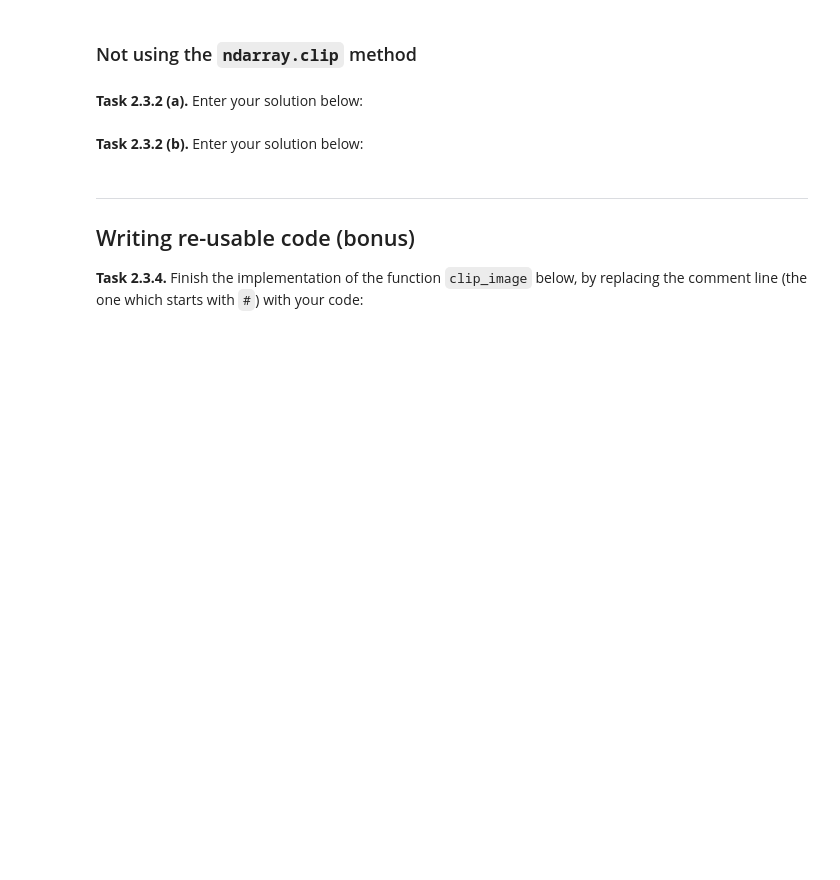
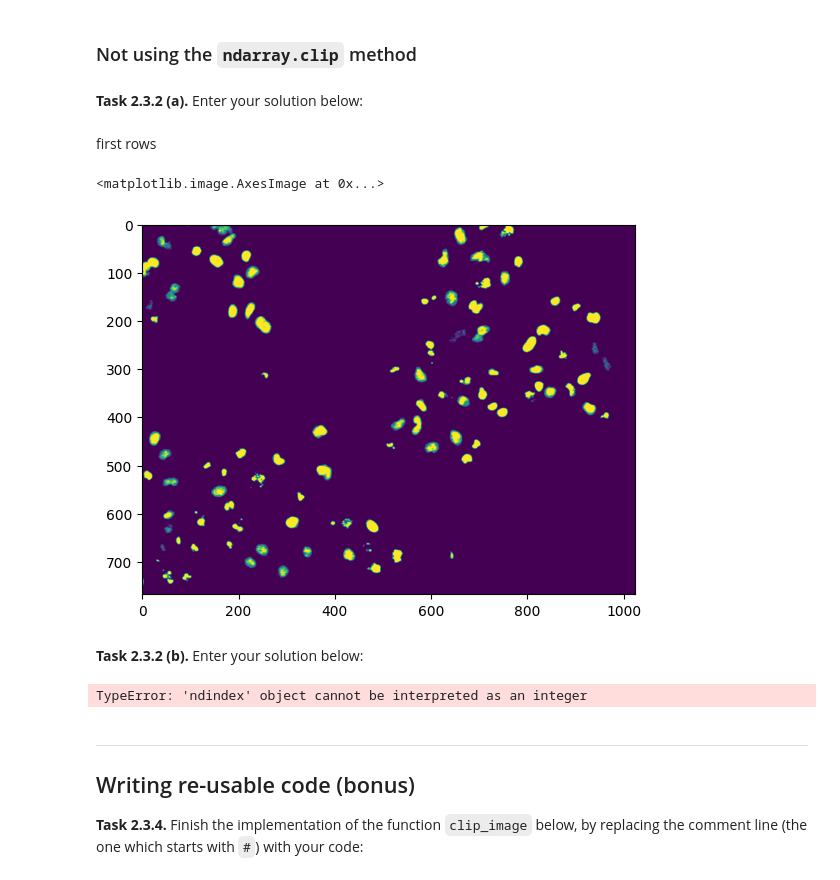
Before and after one commit to helenmen/mobi-fs3-python, a Jupyter notebook: task2.ipynb, the cells around one changed output. Saved outputs shown, nothing was run; the diff lists cells and outputs as text; code cells hidden in the pictures; blank space fills up the shorter version.

```diff
--- a/task2.ipynb
+++ b/task2.ipynb
@@ -40,5 +58,34 @@ T2 = 0.59
 ### Not using the `ndarray.clip` method
 # %% [markdown]
 **<a id="#">Task 2.3.2 (a).</a>** Enter your solution below:
+# %% [markdown]
+first rows
+# %%
+rows=imog.shape[0]
+columns=imog.shape[1]
+
+for i in range(0,imog.shape[0]):
+    for j in range(0,imog.shape[1]):
+         if imog[i,j]<T1:
+            imog[i,j]=T1
+         if imog[i,j]>T2:
+            imog[i,j]=T2
+
+
+plt.imshow(imog)
+# %% [output]
+<matplotlib.image.AxesImage at 0x...>
+[figure, added]
 # %% [markdown]
 **<a id="#">Task 2.3.2 (b).</a>** Enter your solution below:
+# %%
+img2=img.copy()
+numpy.ndindex(img2.shape[0],img2.shape[1])
+
+for i in range(numpy.ndindex(img2.shape[0],img2.shape[1])):
+    if img2[i]< T1:
+        img2[i]= T1
+    if img2[i] > T2:
+        img2[i]= T2
+# %% [output]
+TypeError: 'ndindex' object cannot be interpreted as an integer
```
Also changed, not shown: parts of 4 cells of this notebook.
